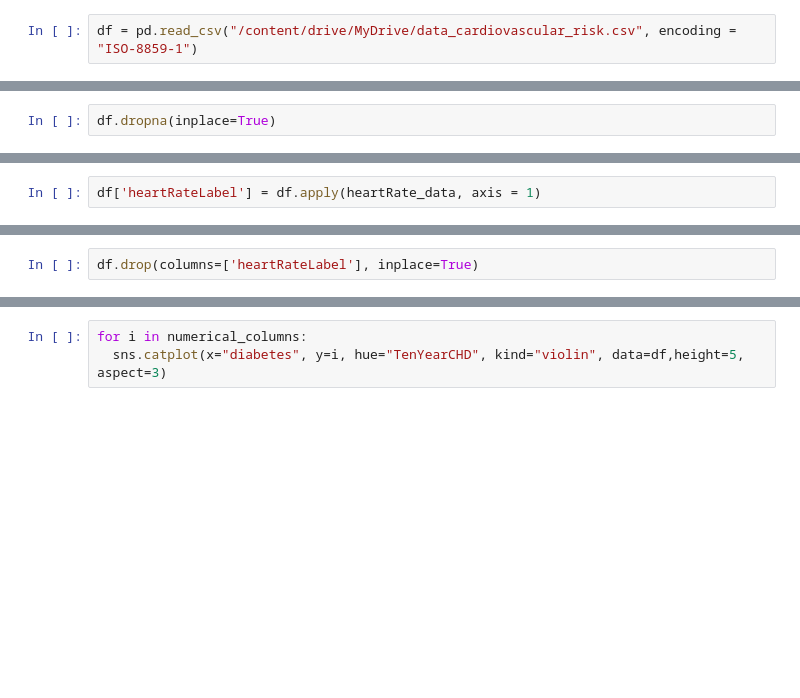
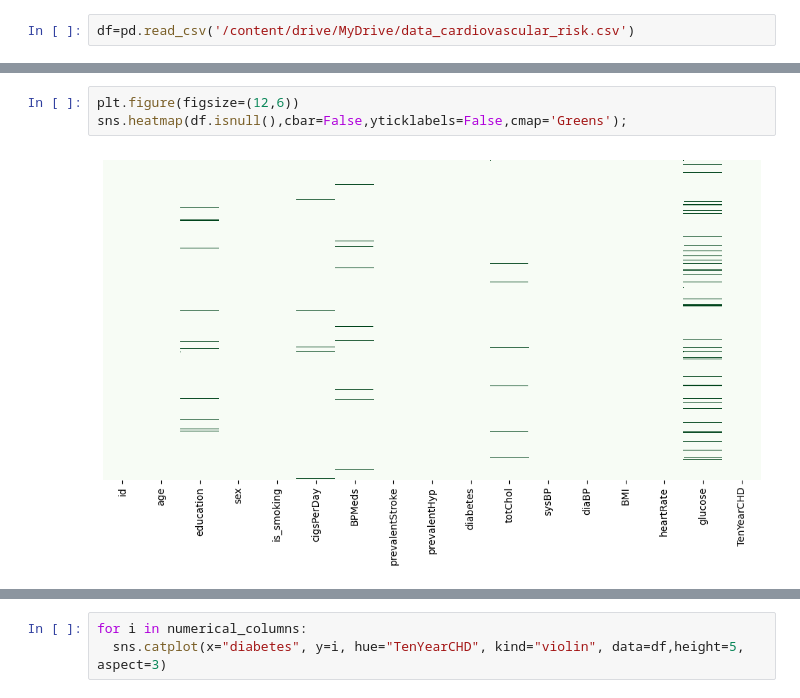
Before and after one commit to Shashank251225/Cardiovascular-Risk-Prediction-, a Jupyter notebook: cardio_edit.ipynb, the cells around one changed output, grey strips where cells are left out. Drawn from its saved outputs; the diff is of its cells as text; blank space fills up the shorter version.

```diff
--- a/cardio_edit.ipynb
+++ b/cardio_edit.ipynb
@@ -39,2 +46,2 @@ from collections import Counter
 # %%
-df = pd.read_csv("/content/drive/MyDrive/data_cardiovascular_risk.csv", encoding = "ISO-8859-1")
+df=pd.read_csv('/content/drive/MyDrive/data_cardiovascular_risk.csv')
@@ -57,2 +76,0 @@ sns.heatmap(missing_values)
-# %%
-df.dropna(inplace=True)
@@ -138,2 +76,0 @@ def heartRate_data(row):
-# %%
-df['heartRateLabel'] = df.apply(heartRate_data, axis = 1)
@@ -149,2 +76,0 @@ plt.show()
-# %%
-df.drop(columns=['heartRateLabel'], inplace=True)
@@ -242,0 +184,5 @@ Here we can observe that,
+# %%
+plt.figure(figsize=(12,6))
+sns.heatmap(df.isnull(),cbar=False,yticklabels=False,cmap='Greens');
+# %% [output]
+[figure, added]
```
Also changed, not shown: parts of 259 cells of this notebook.
